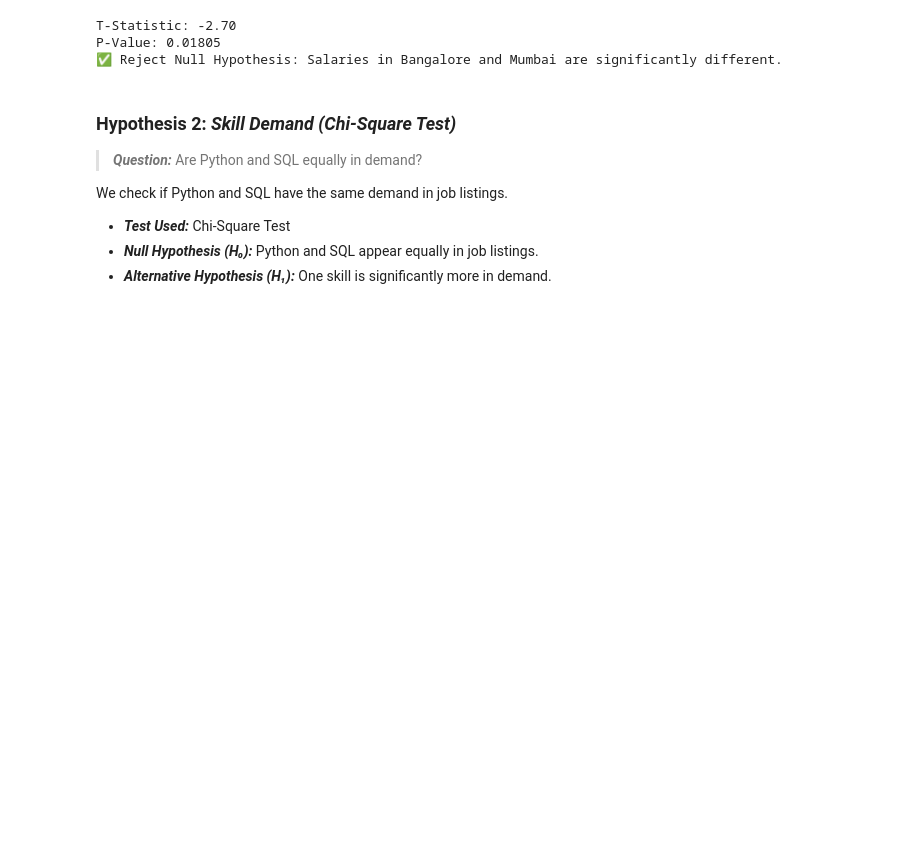
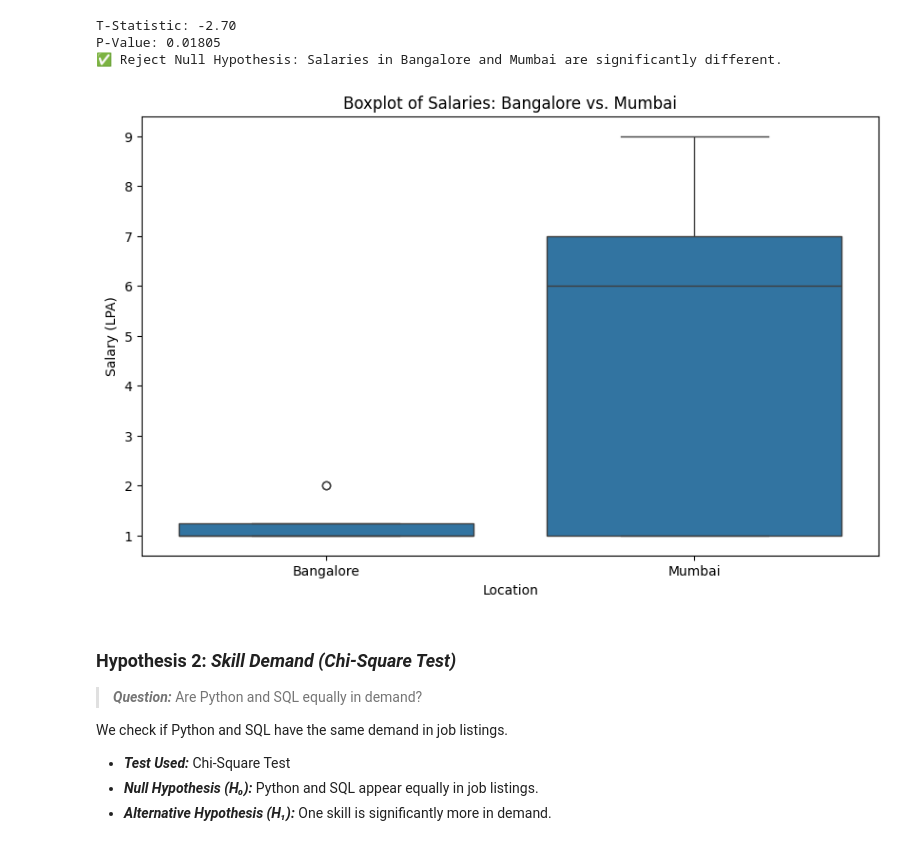
Before and after one commit to skand-ahuja/Job-Market-Trends-Analysis, a Jupyter notebook: Notebooks/hypothesis_testing.ipynb, the cells around one changed output. Drawn from its saved outputs; the diff is of its cells as text; code cells hidden in the pictures; blank space fills up the shorter version.

```diff
--- a/Notebooks/hypothesis_testing.ipynb
+++ b/Notebooks/hypothesis_testing.ipynb
@@ -67,6 +64,22 @@ else:
 T-Statistic: -2.70
 P-Value: 0.01805
 ✅ Reject Null Hypothesis: Salaries in Bangalore and Mumbai are significantly different.
+# %%
+# Combine Bangalore and Mumbai salaries into a single DataFrame for plotting
+salaries_df = pd.DataFrame({
+    'Salary': pd.concat([bangalore_salaries, mumbai_salaries]),
+    'Location': ['Bangalore'] * len(bangalore_salaries) + ['Mumbai'] * len(mumbai_salaries)
+})
+
+# Plot the boxplot
+plt.figure(figsize=(10, 6))
+sns.boxplot(x='Location', y='Salary', data=salaries_df)
+plt.title('Boxplot of Salaries: Bangalore vs. Mumbai')
+plt.xlabel('Location')
+plt.ylabel('Salary (LPA)')
+plt.show()
+# %% [output]
+[figure, added]
 # %% [markdown]
 ### **Hypothesis 2: *Skill Demand (Chi-Square Test)***
 
```
Also changed, not shown: parts of 3 cells of this notebook, 14 other files.
